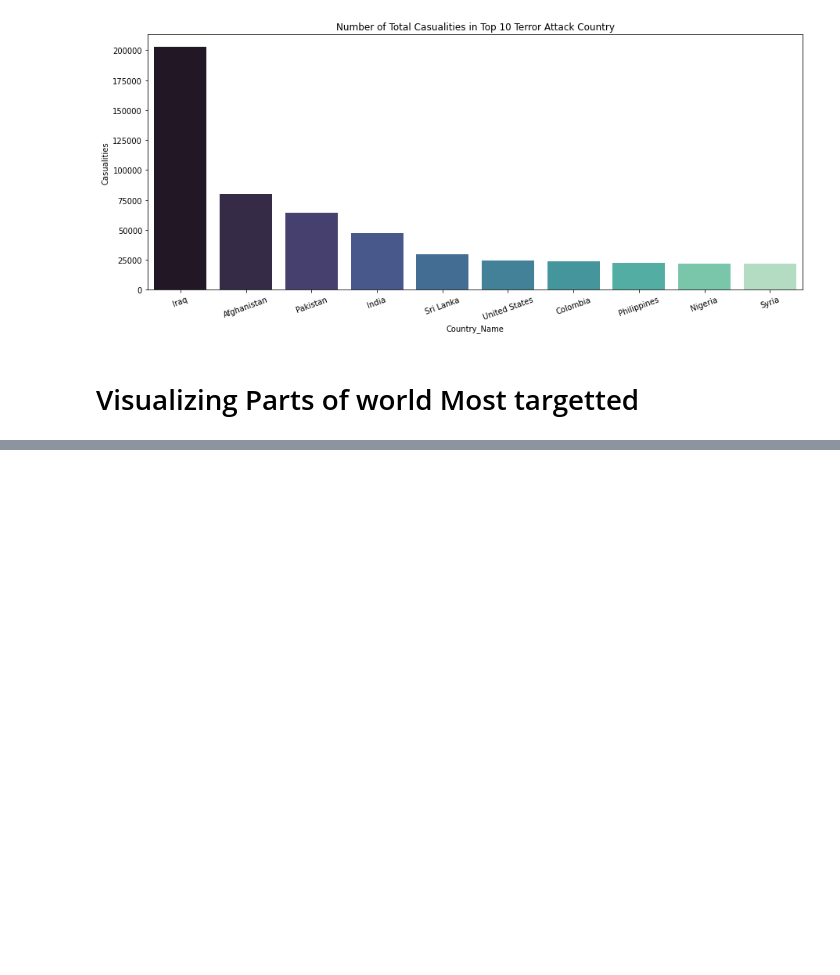
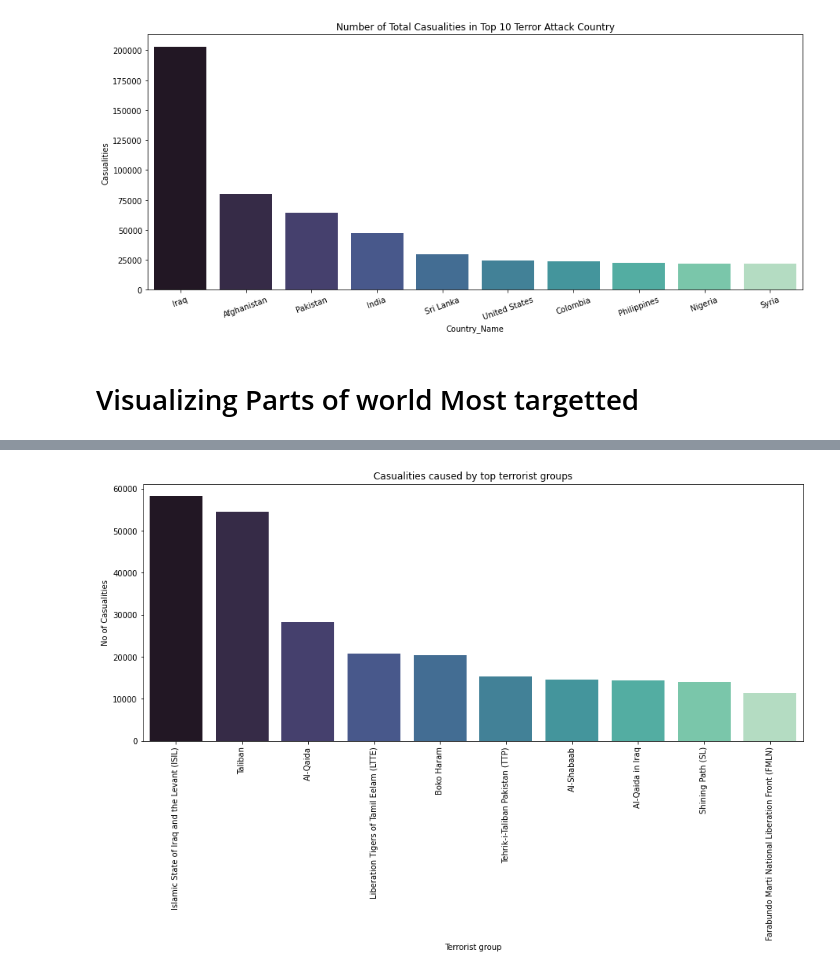
Before and after one commit to Harsh1091996/Global-Terrorism-Analysis, a Jupyter notebook: Himanshu_Sharma_24_02_2021_[ABTN0102]Global_Terrorism_Analysis.ipynb, the cells around one changed output, grey strips where cells are left out. Drawn from its saved outputs; the diff is of its cells as text; code cells hidden in the pictures; blank space fills up the shorter version.

```diff
--- a/Himanshu_Sharma_24_02_2021_[ABTN0102]Global_Terrorism_Analysis.ipynb
+++ b/Himanshu_Sharma_24_02_2021_[ABTN0102]Global_Terrorism_Analysis.ipynb
@@ -176,0 +241,18 @@ fig.show()
+# %%
+#Creating copy of data
+terror_group=global_terror.copy()
+# %%
+# removing the rows which contain value 'Unknown' for terror group
+terror_group=terror_group[terror_group['Group']!='Unknown']
+# %%
+top_10_terror_group=terror_group.groupby('Group')['Casualities'].sum().nlargest(10)
+# %%
+plt.subplots(figsize=(15,6))
+sns.barplot(x=top_10_terror_group.index, y=top_10_terror_group.values, palette= 'mako')
+plt.xticks(rotation=90)
+plt.xlabel('Terrorist group')
+plt.ylabel('No of Casualities')
+plt.title('Casualities caused by top terrorist groups')
+plt.show()
+# %% [output]
+[figure, added]
```
Also changed, not shown: parts of 15 cells of this notebook.
